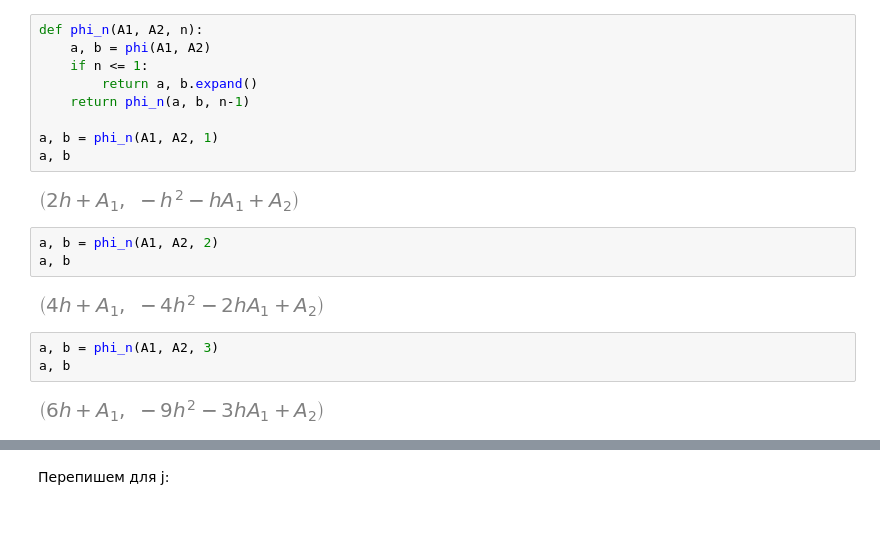
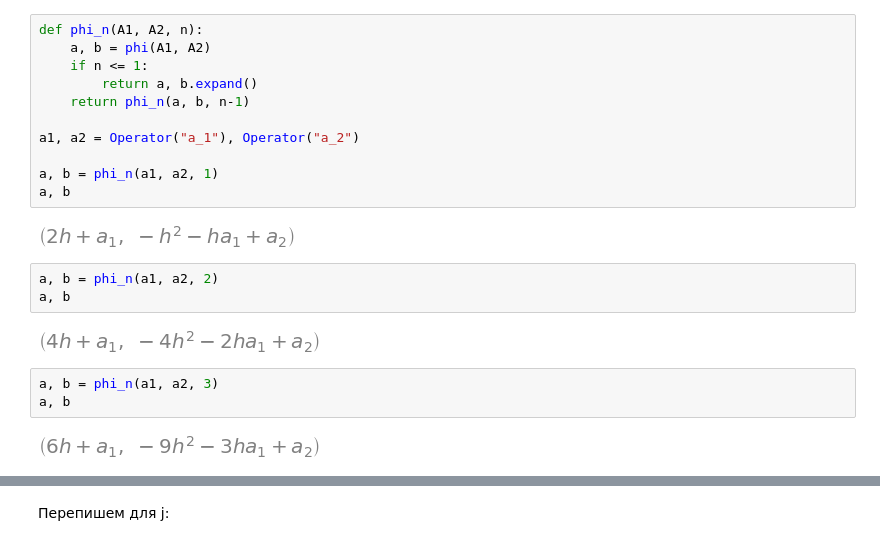
Before and after one commit to AndreyBychkov/HeisenbergAlgebra, a Jupyter notebook: ZeemanEffectAnalysis.ipynb, the cells around one changed output, grey strips where cells are left out. Drawn from its saved outputs; the diff is of its cells as text.

```diff
--- a/ZeemanEffectAnalysis.ipynb
+++ b/ZeemanEffectAnalysis.ipynb
@@ -216,18 +216,20 @@ def phi_n(A1, A2, n):
         return a, b.expand()
     return phi_n(a, b, n-1)
 
-a, b = phi_n(A1, A2, 1)
+a1, a2 = Operator("a_1"), Operator("a_2")
+
+a, b = phi_n(a1, a2, 1)
 a, b
 # %% [output]
 [figure]
 # %%
-a, b = phi_n(A1, A2, 2)
+a, b = phi_n(a1, a2, 2)
 a, b
 # %% [output]
-[figure, old version]
+[figure, new version]
 # %%
-a, b = phi_n(A1, A2, 3)
+a, b = phi_n(a1, a2, 3)
 a, b
 # %% [output]
-[figure, old version]
+[figure, new version]
 # %%
```
Also changed, not shown: parts of 6 cells of this notebook.
